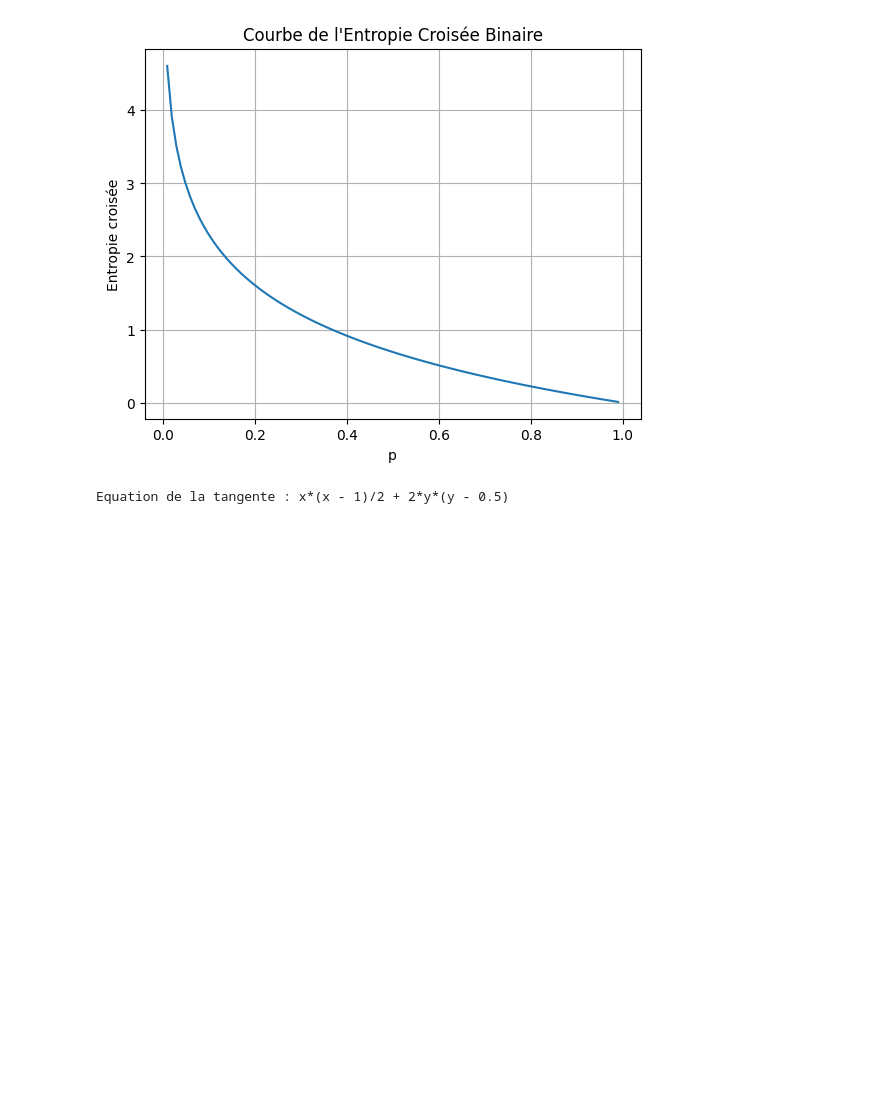
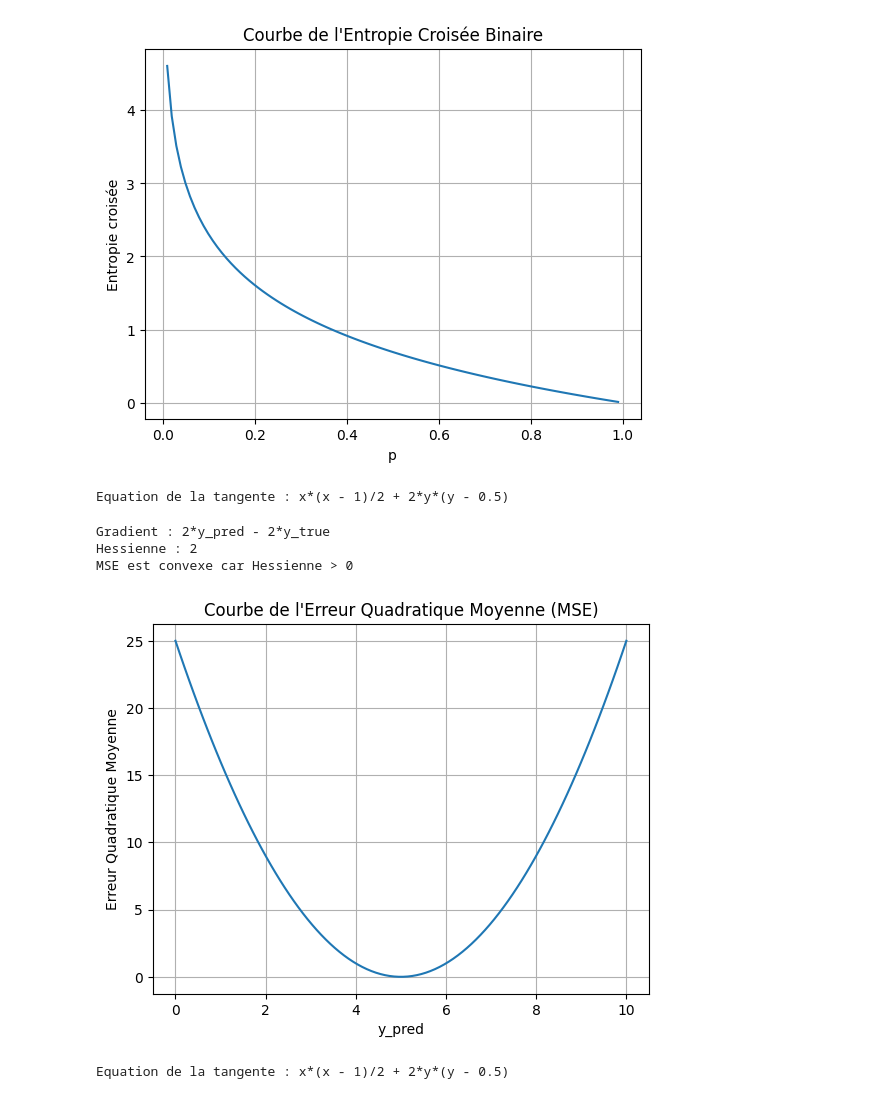
Before and after one commit to TpOptimisation/calcul_symbolique, a Jupyter notebook: src/Entropie Croisée Binaire.ipynb, the cells around one changed output. Saved outputs shown, nothing was run; the diff lists cells and outputs as text; code cells hidden in the pictures; blank space fills up the shorter version.

```diff
--- a/src/Entropie Croisée Binaire.ipynb
+++ b/src/Entropie Croisée Binaire.ipynb
@@ -50,3 +48,49 @@ Hessienne : (1 - y_true)/(1 - p)**2 + y_true/p**2
 Entropie croisée binaire est convexe pour p dans (0,1)
 [figure]
 Equation de la tangente : x*(x - 1)/2 + 2*y*(y - 0.5)
+# %%
+
+
+#  Jeu de données : régression
+
+df_wine = pd.read_csv("./data/wine+quality/winequality-red.csv", sep=';')
+X = df_wine[['fixed acidity','volatile acidity']].head(50)
+y = df_wine['quality'].head(50)
+
+# Gradient et Hessienne Erreur Quadratique Moyenne (MSE)
+y_pred, y_true = sp.symbols('y_pred y_true')
+L = (y_pred - y_true)**2
+grad = sp.diff(L, y_pred)
+hess = sp.diff(grad, y_pred)
+print("Gradient :", grad)
+print("Hessienne :", hess)
+
+# Convexité
+# Hessienne > 0 => fonction convexe
+print("MSE est convexe car Hessienne > 0")
+
+# Courbe de MSE
+y_true_val = 5  # exemple de valeur réelle
+L_func = sp.lambdify(y_pred, L.subs(y_true, y_true_val), 'numpy')
+y_pred_vals = np.linspace(y_true_val-5, y_true_val+5, 100)
+plt.plot(y_pred_vals, L_func(y_pred_vals))
+plt.xlabel('y_pred')
+plt.ylabel('Erreur Quadratique Moyenne')
+plt.title('Courbe de l\'Erreur Quadratique Moyenne (MSE)')
+plt.grid(True)
+plt.show()
+
+# Tangente à une ellipse
+x, y = sp.symbols('x y')
+a, b = 2, 1
+x0_val, y0_val = 1, 0.5
+ellipse = x**2/a**2 + y**2/b**2 - 1
+grad_ellipse = [sp.diff(ellipse, var) for var in (x,y)]
+tangent_eq = grad_ellipse[0]*(x - x0_val) + grad_ellipse[1]*(y - y0_val)
+print("Equation de la tangente :", tangent_eq)
+# %% [output]
+Gradient : 2*y_pred - 2*y_true
+Hessienne : 2
+MSE est convexe car Hessienne > 0
+[figure, added]
+Equation de la tangente : x*(x - 1)/2 + 2*y*(y - 0.5)
```
Also changed, not shown: parts of 1 cell of this notebook.
